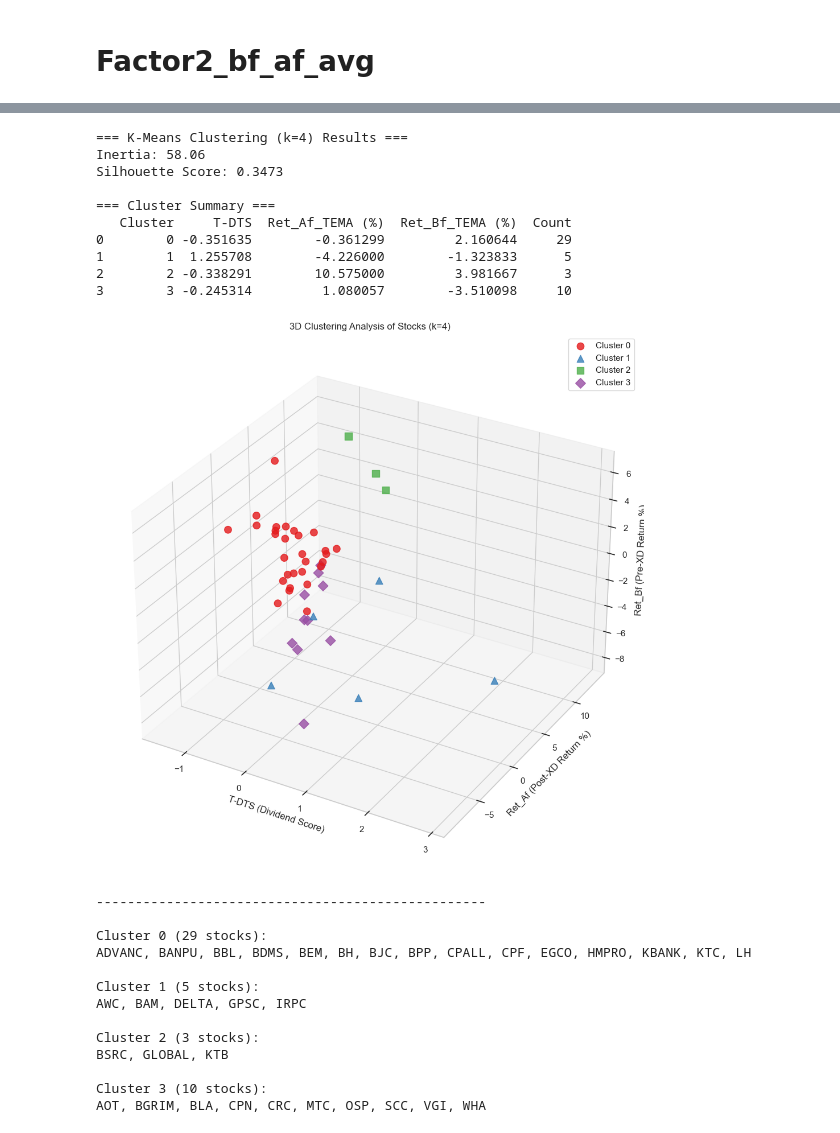
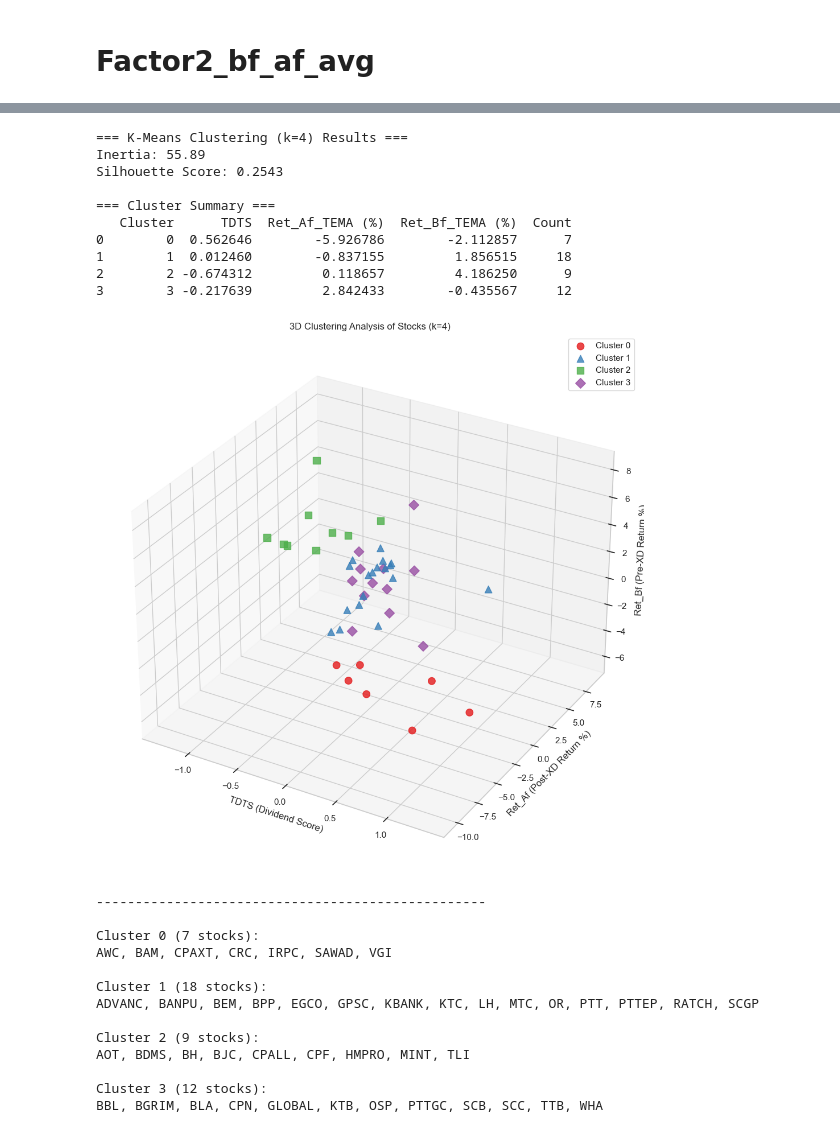
Before and after one commit to 4ommyx/stock_project, a Jupyter notebook: test_feat/Scoring.ipynb, the cells around one changed output, grey strips where cells are left out. Drawn from its saved outputs; the diff is of its cells as text; code cells hidden in the pictures.

Commit message:
fix mapping cluster ID in scoring.ipynb

```diff
--- a/test_feat/Scoring.ipynb
+++ b/test_feat/Scoring.ipynb
@@ -170,6 +179,6 @@ plt.show()
 [figure]
 # %%
 # หาตัวการที่ทำให้กราฟเบี้ยว
-outlier = df_results_T_DTS[(df_results_T_DTS['T-DTS'] < -10) | (df_results_T_DTS['T-DTS'] > 10)]
+outlier = df_results_T_DTS[(df_results_T_DTS['TDTS'] < -10) | (df_results_T_DTS['TDTS'] > 10)]
 outlier
 # %% [output]
@@ -207,7 +216,7 @@ def calculate_tema(series, span):
     ema3 = ema2.ewm(span=span, adjust=False).mean()
     return (3 * ema1) - (3 * ema2) + ema3
 
-def analyze_xd_tema_history(tickers, start_year=2022, end_year=2024, window=15):
+def analyze_xd_tema_history(tickers, start_year=2022, end_year=2026, window=15):
     all_data = []
     print(f"กำลังดึงข้อมูลและคำนวณ TEMA({window}) ย้อนหลังปี {start_year}-{end_year} ...")
 
@@ -301,7 +310,7 @@ def analyze_xd_tema_history(tickers, start_year=2022, end_year=2024, window=15):
 
 # --- รันฟังก์ชัน ---
 # window=15 หมายถึง ดูย้อนหลัง 15 วัน และ ไปข้างหน้า 15 วัน (และใช้คำนวณ TEMA 15 ด้วย)
-df_results_tema = analyze_xd_tema_history(set50_tickers, start_year=2022, end_year=2024, window=15)
+df_results_tema = analyze_xd_tema_history(set50_tickers, start_year=2022, end_year=2026, window=15)
 
 
 # ตัวอย่างการดูเฉพาะหุ้น CPALL
@@ -469,4 +484,4 @@ plt.show()
 # %%
-df_agg = df_merged.groupby('Stock').aggregate({'DY (%)': 'mean', 'T-DTS': 'mean', 'Ret_Af_TEMA (%)': 'mean', 'Ret_Bf_TEMA (%)': 'mean'})
-df_agg.head(10)
+df_agg = df_merged.groupby('Stock').aggregate({'DY (%)': 'mean', 'TDTS': 'mean', 'Ret_Af_TEMA (%)': 'mean', 'Ret_Bf_TEMA (%)': 'mean'})
+df_agg.loc[['CPAXT']]
 # %% [output]
@@ -568,7 +574,7 @@ from sklearn.metrics import silhouette_score
 # 1. เตรียมข้อมูล (Clean & Scale)
 # ใช้ df_agg ที่คุณ aggregate มาแล้ว
 df_model = df_agg.dropna().copy()
-features = ['T-DTS', 'Ret_Af_TEMA (%)', 'Ret_Bf_TEMA (%)']
+features = ['TDTS', 'Ret_Af_TEMA (%)', 'Ret_Bf_TEMA (%)']
 
 # Standardize ข้อมูล (ปรับสเกลให้เป็นมาตรฐานเดียวกัน)
 scaler = StandardScaler()
@@ -589,7 +595,7 @@ print(f"Silhouette Score: {sil_score:.4f}")
 
 # ดูค่าเฉลี่ยของแต่ละกลุ่ม (Centroids)
 cluster_summary = df_model.groupby('Cluster')[features].mean().reset_index()
-cluster_summary['Count'] = df_model.groupby('Cluster')['T-DTS'].count().values
+cluster_summary['Count'] = df_model.groupby('Cluster')['TDTS'].count().values
 print("\n=== Cluster Summary ===")
 print(cluster_summary)
 
@@ -604,60 +610,60 @@ markers = ['o', '^', 's', 'D']
 for cluster_id in range(k):
     subset = df_model[df_model['Cluster'] == cluster_id]
     ax.scatter(
-        subset['T-DTS'],
+        subset['TDTS'],
         subset['Ret_Af_TEMA (%)'],
         subset['Ret_Bf_TEMA (%)'],
         c=colors[cluster_id],
         marker=markers[cluster_id],
         s=80,      # ขนาดจุด
         alpha=0.8, # ความโปร่งใส
         label=f'Cluster {cluster_id}'
     )
 
 # ตั้งชื่อแกน
-ax.set_xlabel('T-DTS (Dividend Score)')
+ax.set_xlabel('TDTS (Dividend Score)')
 ax.set_ylabel('Ret_Af (Post-XD Return %)')
 ax.set_zlabel('Ret_Bf (Pre-XD Return %)')
 ax.set_title(f'3D Clustering Analysis of Stocks (k={k})')
 
 # มุมมอง (สามารถปรับหมุนได้ถ้าทำใน Notebook Interactive)
 # ax.view_init(elev=20, azim=45)
 
 plt.legend()
 plt.tight_layout()
 plt.show()
 
 # 4. (แถม) แสดงรายชื่อหุ้นในแต่ละกลุ่ม
 print("-" * 50)
 for i in range(k):
     stocks = df_model[df_model['Cluster'] == i].index.tolist()
     print(f"\nCluster {i} ({len(stocks)} stocks):")
     print(", ".join(stocks[:15])) # โชว์แค่ 15 ตัวแรก
 # %% [output]
 === K-Means Clustering (k=4) Results ===
-Inertia: 58.06
-Silhouette Score: 0.3473
+Inertia: 55.89
+Silhouette Score: 0.2543
 
 === Cluster Summary ===
-   Cluster     T-DTS  Ret_Af_TEMA (%)  Ret_Bf_TEMA (%)  Count
-0        0 -0.351635        -0.361299         2.160644     29
-1        1  1.255708        -4.226000        -1.323833      5
-2        2 -0.338291        10.575000         3.981667      3
-3        3 -0.245314         1.080057        -3.510098     10
+   Cluster      TDTS  Ret_Af_TEMA (%)  Ret_Bf_TEMA (%)  Count
+0        0  0.562646        -5.926786        -2.112857      7
+1        1  0.012460        -0.837155         1.856515     18
+2        2 -0.674312         0.118657         4.186250      9
+3        3 -0.217639         2.842433        -0.435567     12
-[figure, old version]
+[figure, new version]
 --------------------------------------------------
 
-Cluster 0 (29 stocks):
-ADVANC, BANPU, BBL, BDMS, BEM, BH, BJC, BPP, CPALL, CPF, EGCO, HMPRO, KBANK, KTC, LH
+Cluster 0 (7 stocks):
+AWC, BAM, CPAXT, CRC, IRPC, SAWAD, VGI
 
-Cluster 1 (5 stocks):
-AWC, BAM, DELTA, GPSC, IRPC
+Cluster 1 (18 stocks):
+ADVANC, BANPU, BEM, BPP, EGCO, GPSC, KBANK, KTC, LH, MTC, OR, PTT, PTTEP, RATCH, SCGP
 
-Cluster 2 (3 stocks):
-BSRC, GLOBAL, KTB
+Cluster 2 (9 stocks):
+AOT, BDMS, BH, BJC, CPALL, CPF, HMPRO, MINT, TLI
 
-Cluster 3 (10 stocks):
-AOT, BGRIM, BLA, CPN, CRC, MTC, OSP, SCC, VGI, WHA
+Cluster 3 (12 stocks):
+BBL, BGRIM, BLA, CPN, GLOBAL, KTB, OSP, PTTGC, SCB, SCC, TTB, WHA
 # %%
 df_model
 df_scoring = df_model.copy()
```
Also changed, not shown: parts of 18 cells of this notebook.
